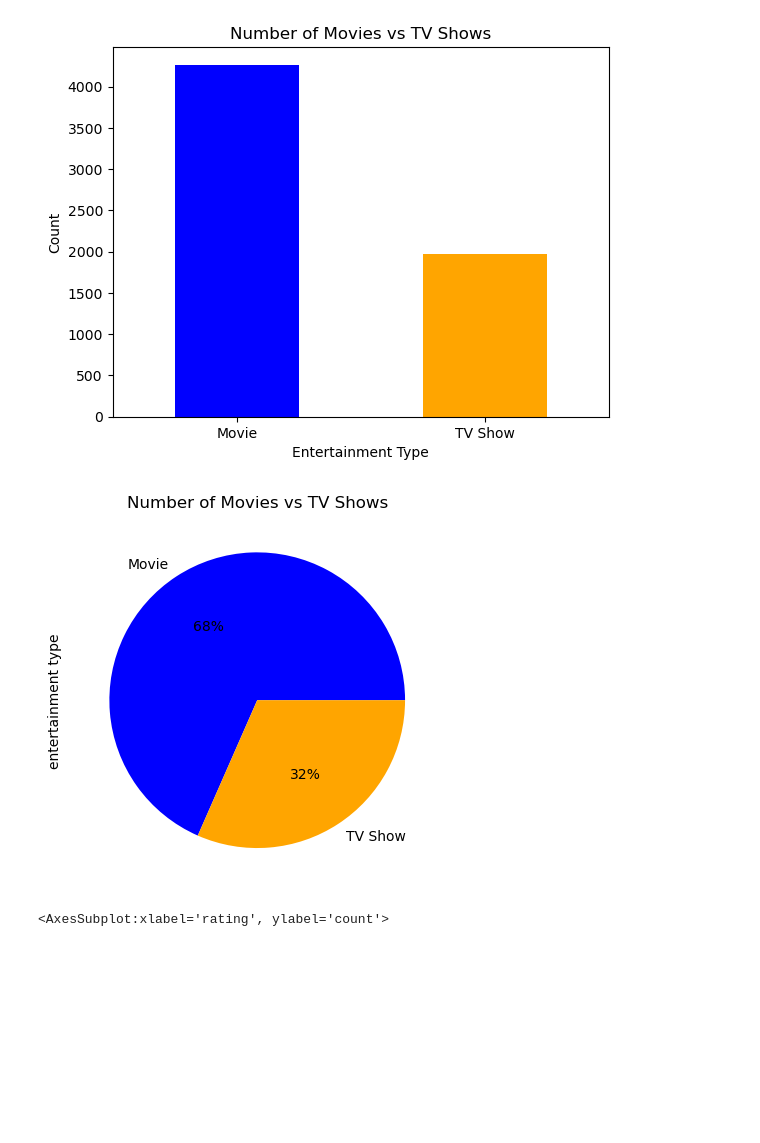
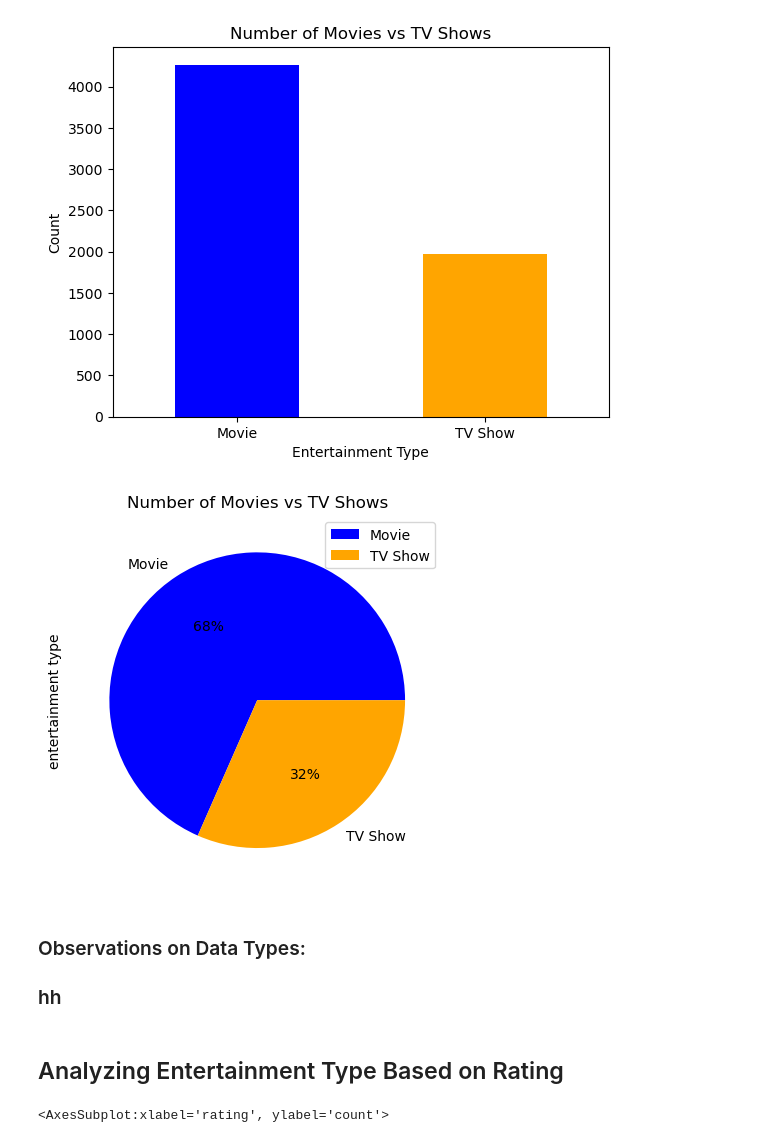
Before and after one commit to guptga/NetFlix-Movies-and-TV-Shows-Analysis, a Jupyter notebook: Netflix Data Analysis .ipynb, the cells around one changed output. Cells and saved outputs as stored; diff of their text form; code cells hidden in the pictures; blank space fills up the shorter version.

```diff
--- a/Netflix Data Analysis .ipynb
+++ b/Netflix Data Analysis .ipynb
@@ -295,9 +354,16 @@ plt.show()
 # %%
 #2nd visual for entertainment type
 netflix_type_count.plot.pie(autopct='%1.0f%%' , colors = ['blue', 'orange'],)
 
 plt.title("Number of Movies vs TV Shows")
+plt.legend()
 plt.show()
 # %% [output]
-[figure, old version]
+[figure, new version]
+# %% [markdown]
+### Observations on Data Types:
+
+### hh
+# %% [markdown]
+## Analyzing Entertainment Type Based on Rating
 # %%
```
Also changed, not shown: parts of 47 cells of this notebook, 2 other files.
